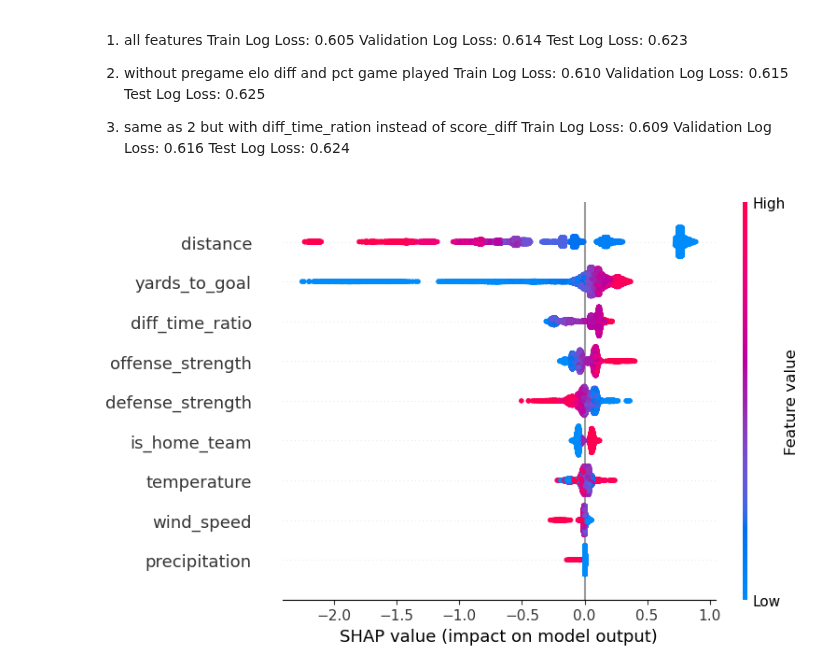
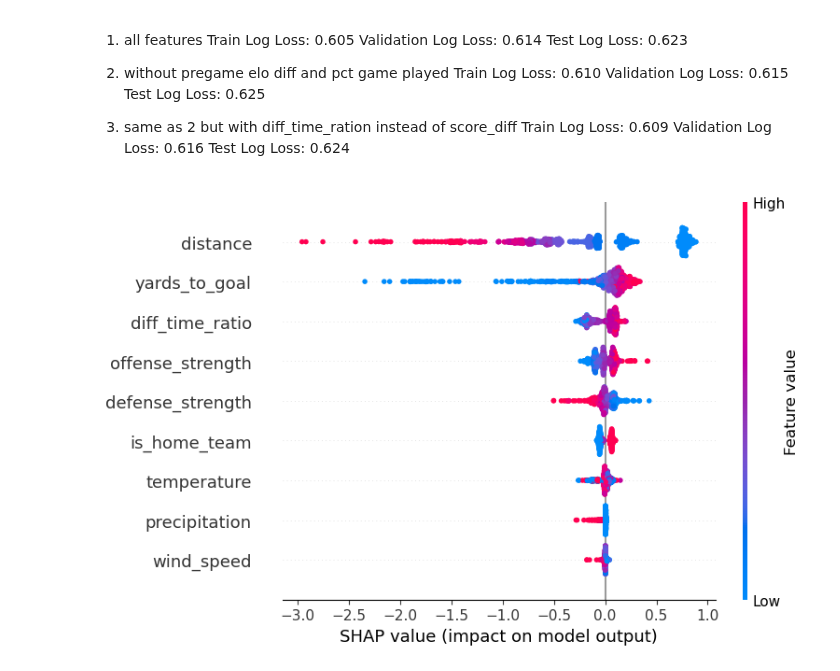
Before and after one commit to lneuendorf/4th-down-models, a Jupyter notebook: notebooks/04_fourth_down_model.ipynb, the cells around one changed output. Saved outputs shown, nothing was run; the diff lists cells and outputs as text; code cells hidden in the pictures.

```diff
--- a/notebooks/04_fourth_down_model.ipynb
+++ b/notebooks/04_fourth_down_model.ipynb
@@ -937,13 +937,13 @@ Validation Log Loss: 0.616
 Test Log Loss: 0.624
 # %%
 import shap
-background = train[feature_names]
+background = train[feature_names].head(1000)
 explainer = shap.TreeExplainer(final_model)
 shap_values = explainer.shap_values(background)
 shap.summary_plot(shap_values,
                  background,
                  plot_type="dot",  # "dot" (default), "bar", or "violin"
                  max_display=15,
                  show=True)
 # %% [output]
-[figure, old version]
+[figure, new version]
```
Also changed, not shown: parts of 11 cells of this notebook, 7 other files.
